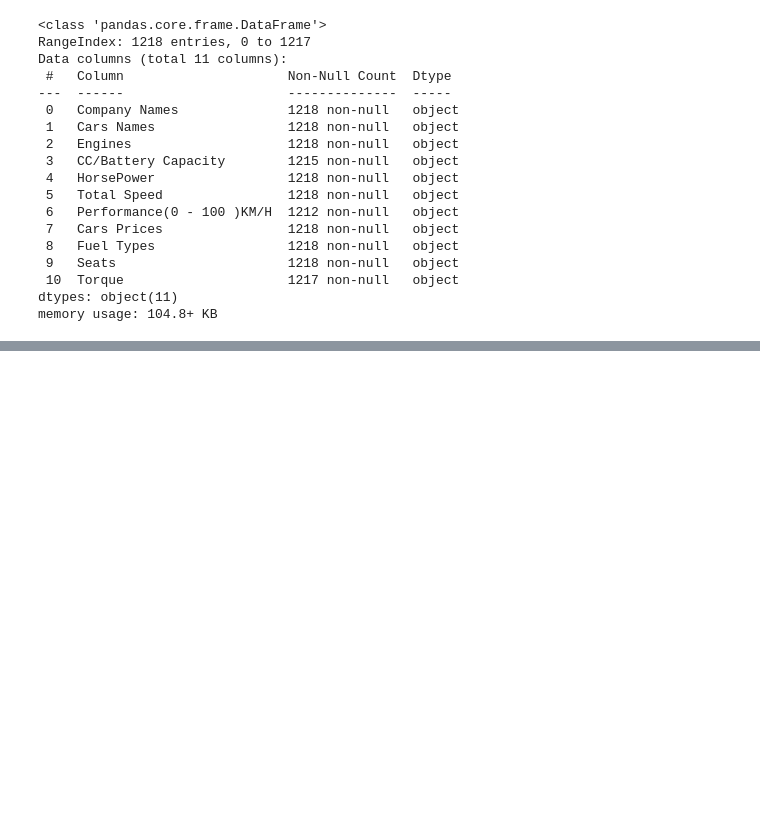
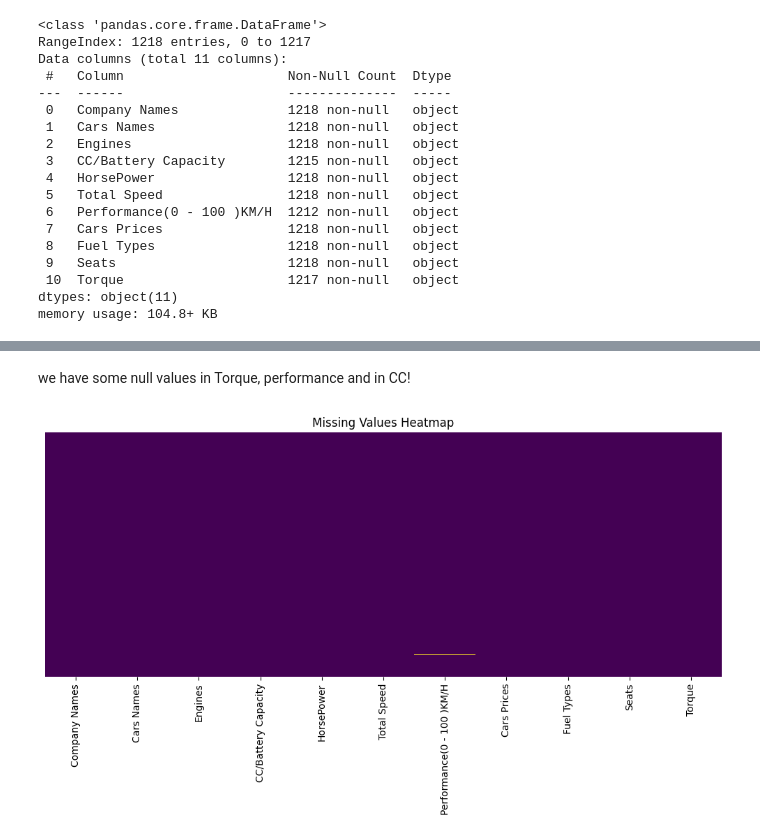
Before and after one commit to orbimatrix/Cars-Collection-DS, a Jupyter notebook: notebooks/EDA.ipynb, the cells around one changed output, grey strips where cells are left out. Drawn from its saved outputs; the diff is of its cells as text; code cells hidden in the pictures; blank space fills up the shorter version.

```diff
--- a/notebooks/EDA.ipynb
+++ b/notebooks/EDA.ipynb
@@ -36,0 +56,16 @@ memory usage: 104.8+ KB
+# %% [markdown]
+we have some null values in Torque, performance and in CC!
+# %%
+# 1. Null Value Analysis
+null_data = df.isnull().sum()
+null_percent = (df.isnull().sum() / len(df)) * 100
+null_df = pd.DataFrame({'Missing Values': null_data, 'Percentage': null_percent})
+
+# Plot Null Values Heatmap
+plt.figure(figsize=(10, 6))
+sns.heatmap(df.isnull(), cbar=False, yticklabels=False, cmap='viridis')
+plt.title('Missing Values Heatmap')
+plt.tight_layout()
+plt.savefig('../data/null_heatmap.png')
+# %% [output]
+[figure, added]
```
Also changed, not shown: parts of 3 cells of this notebook, 6 other files.
